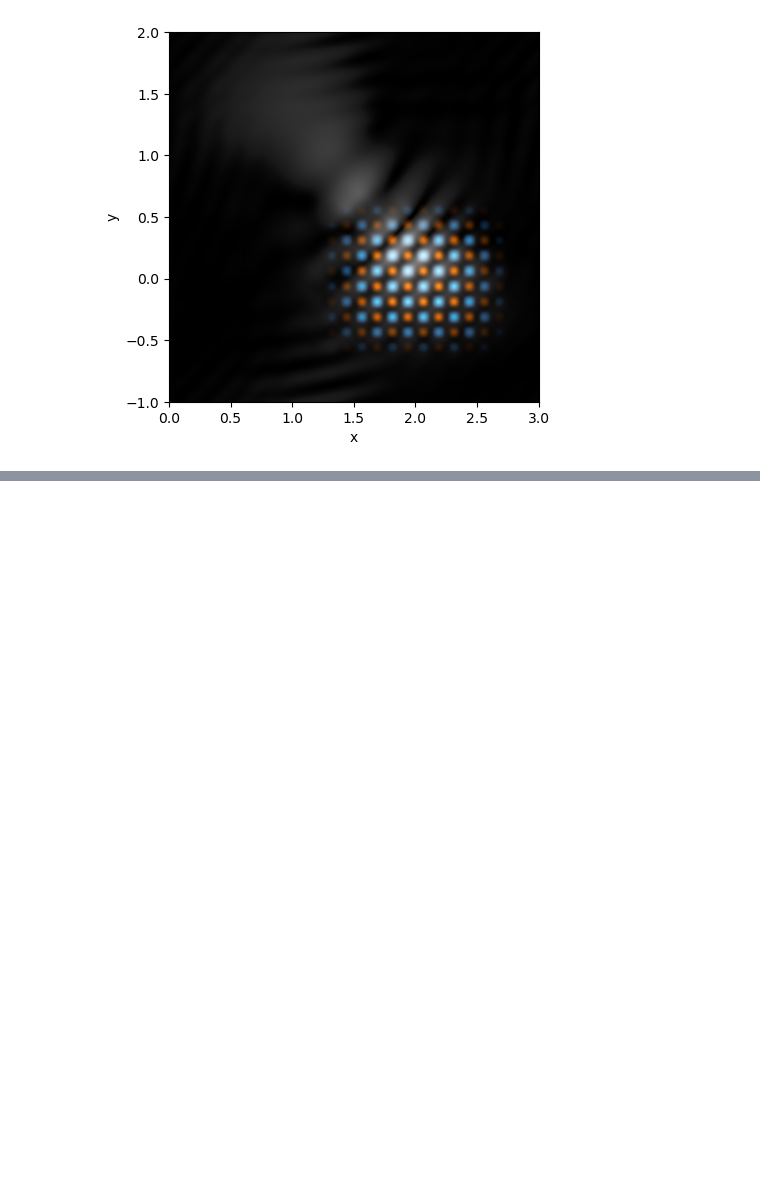
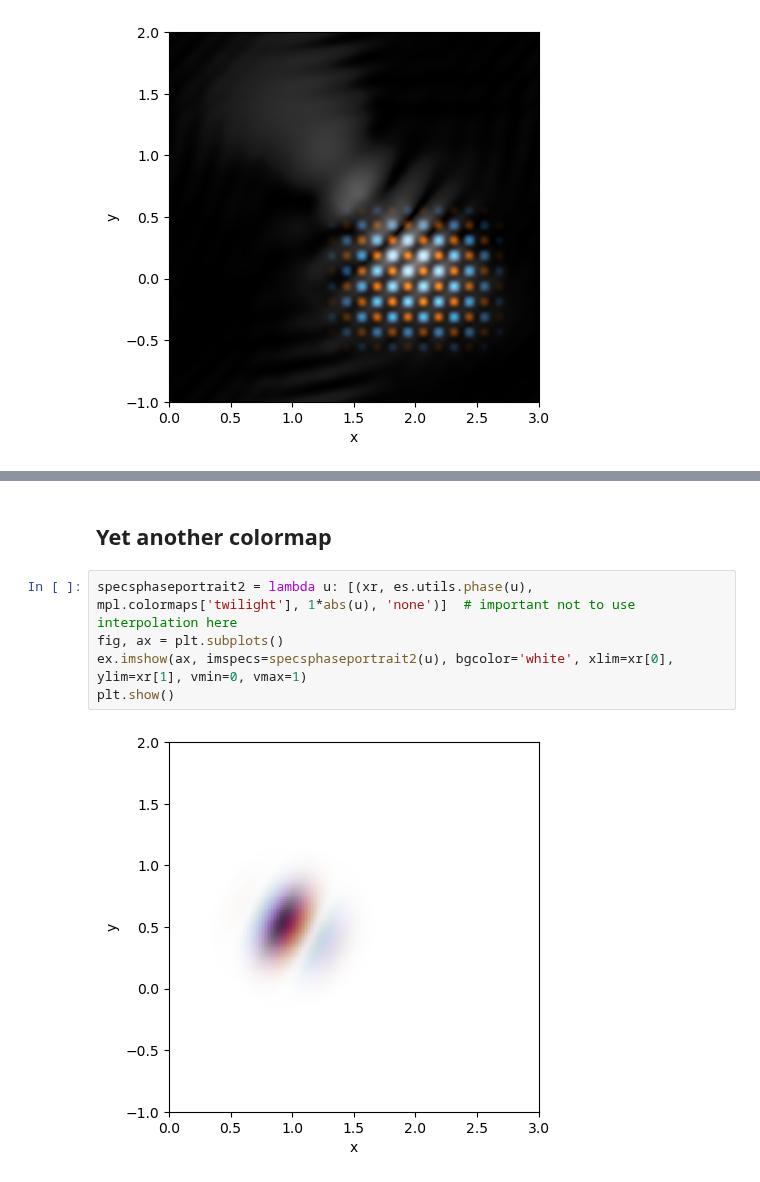
Before and after one commit to brownadder/expsolve, a Jupyter notebook: examples/tutorials/02_evolve/05_animation.ipynb, the cells around one changed output, grey strips where cells are left out. Drawn from its saved outputs; the diff is of its cells as text; blank space fills up the shorter version.

```diff
--- a/examples/tutorials/02_evolve/05_animation.ipynb
+++ b/examples/tutorials/02_evolve/05_animation.ipynb
@@ -238,0 +256,9 @@ display(Markdown(f'![gif]({outputgif})'))
+# %% [markdown]
+## Yet another colormap
+# %%
+specsphaseportrait2 = lambda u: [(xr, es.utils.phase(u), mpl.colormaps['twilight'], 1*abs(u), 'none')]  # important not to use interpolation here
+fig, ax = plt.subplots()
+ex.imshow(ax, imspecs=specsphaseportrait2(u), bgcolor='white', xlim=xr[0], ylim=xr[1], vmin=0, vmax=1)
+plt.show()
+# %% [output]
+[figure, added]
```
Also changed, not shown: parts of 8 cells of this notebook, 7 other files.
